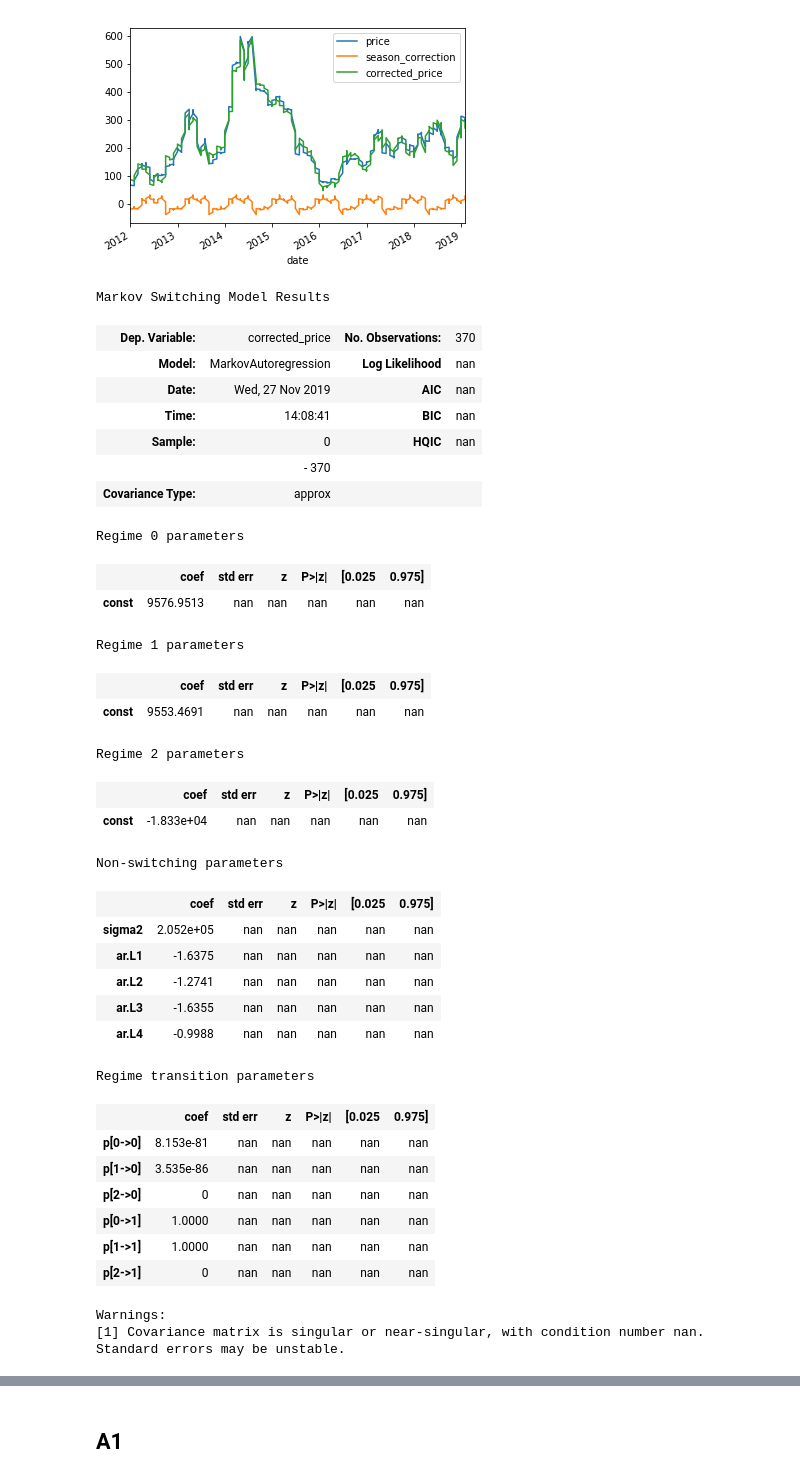
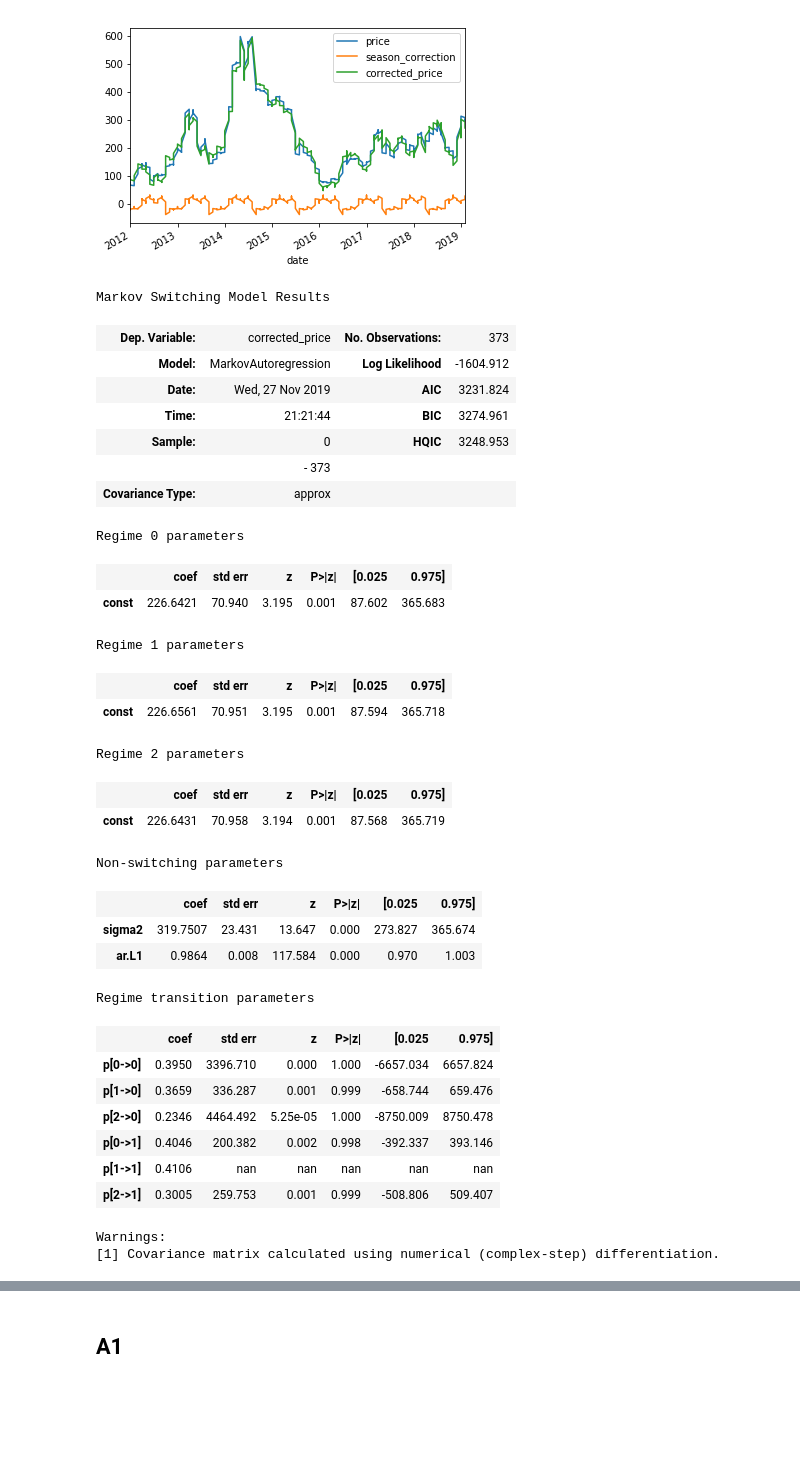
Before and after one commit to pedroargento/Mestrado, a Jupyter notebook: codigo.ipynb, the cells around one changed output, grey strips where cells are left out. Saved outputs shown, nothing was run; the diff lists cells and outputs as text; code cells hidden in the pictures; blank space fills up the shorter version.

```diff
--- a/codigo.ipynb
+++ b/codigo.ipynb
@@ -328,44 +318,41 @@ A0.head()
 | 2012-01-01 | 66.5 | 2012-01-01 | -19.527558 | 86.027558 |
 [figure]
 # %%
-mod_hamilton = sm.tsa.MarkovAutoregression(A0.corrected_price, k_regimes=3, order=4, switching_ar=False)
+mod_hamilton = sm.tsa.MarkovAutoregression(A0.corrected_price, k_regimes=3, order=1, switching_ar=False)
 res_hamilton = mod_hamilton.fit()
 res_hamilton.summary()
 # %% [output]
 Markov Switching Model Results
-| Dep. Variable: | corrected_price | No. Observations: | 370 |
-| Model: | MarkovAutoregression | Log Likelihood | nan |
-| Date: | Wed, 27 Nov 2019 | AIC | nan |
-| Time: | 14:08:41 | BIC | nan |
-| Sample: | 0 | HQIC | nan |
-|  | - 370 |  |  |
+| Dep. Variable: | corrected_price | No. Observations: | 373 |
+| Model: | MarkovAutoregression | Log Likelihood | -1604.912 |
+| Date: | Wed, 27 Nov 2019 | AIC | 3231.824 |
+| Time: | 21:21:44 | BIC | 3274.961 |
+| Sample: | 0 | HQIC | 3248.953 |
+|  | - 373 |  |  |
 | Covariance Type: | approx |  |  |
 Regime 0 parameters
 |  | coef | std err | z | P>|z| | [0.025 | 0.975] |
-| const | 9576.9513 | nan | nan | nan | nan | nan |
+| const | 226.6421 | 70.940 | 3.195 | 0.001 | 87.602 | 365.683 |
 Regime 1 parameters
 |  | coef | std err | z | P>|z| | [0.025 | 0.975] |
-| const | 9553.4691 | nan | nan | nan | nan | nan |
+| const | 226.6561 | 70.951 | 3.195 | 0.001 | 87.594 | 365.718 |
 Regime 2 parameters
 |  | coef | std err | z | P>|z| | [0.025 | 0.975] |
-| const | -1.833e+04 | nan | nan | nan | nan | nan |
+| const | 226.6431 | 70.958 | 3.194 | 0.001 | 87.568 | 365.719 |
 Non-switching parameters
 |  | coef | std err | z | P>|z| | [0.025 | 0.975] |
-| sigma2 | 2.052e+05 | nan | nan | nan | nan | nan |
-| ar.L1 | -1.6375 | nan | nan | nan | nan | nan |
-| ar.L2 | -1.2741 | nan | nan | nan | nan | nan |
-| ar.L3 | -1.6355 | nan | nan | nan | nan | nan |
-| ar.L4 | -0.9988 | nan | nan | nan | nan | nan |
+| sigma2 | 319.7507 | 23.431 | 13.647 | 0.000 | 273.827 | 365.674 |
+| ar.L1 | 0.9864 | 0.008 | 117.584 | 0.000 | 0.970 | 1.003 |
 Regime transition parameters
 |  | coef | std err | z | P>|z| | [0.025 | 0.975] |
-| p[0->0] | 8.153e-81 | nan | nan | nan | nan | nan |
-| p[1->0] | 3.535e-86 | nan | nan | nan | nan | nan |
-| p[2->0] | 0 | nan | nan | nan | nan | nan |
-| p[0->1] | 1.0000 | nan | nan | nan | nan | nan |
-| p[1->1] | 1.0000 | nan | nan | nan | nan | nan |
-| p[2->1] | 0 | nan | nan | nan | nan | nan |
+| p[0->0] | 0.3950 | 3396.710 | 0.000 | 1.000 | -6657.034 | 6657.824 |
+| p[1->0] | 0.3659 | 336.287 | 0.001 | 0.999 | -658.744 | 659.476 |
+| p[2->0] | 0.2346 | 4464.492 | 5.25e-05 | 1.000 | -8750.009 | 8750.478 |
+| p[0->1] | 0.4046 | 200.382 | 0.002 | 0.998 | -392.337 | 393.146 |
+| p[1->1] | 0.4106 | nan | nan | nan | nan | nan |
+| p[2->1] | 0.3005 | 259.753 | 0.001 | 0.999 | -508.806 | 509.407 |
 Warnings:
-[1] Covariance matrix is singular or near-singular, with condition number nan. Standard errors may be unstable.
+[1] Covariance matrix calculated using numerical (complex-step) differentiation.
 # %%
 print(res_hamilton.expected_durations)
 # %% [output]
```
Also changed, not shown: parts of 39 cells of this notebook.
